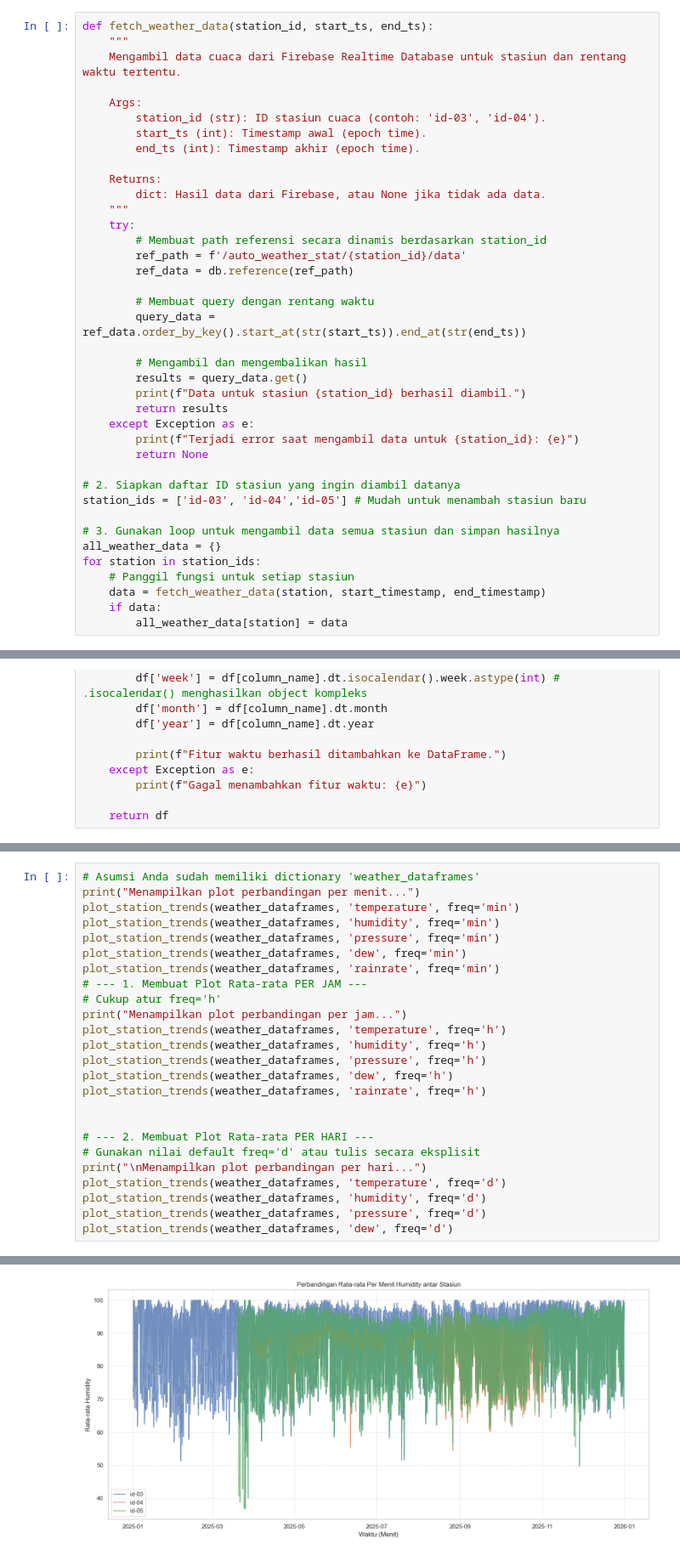
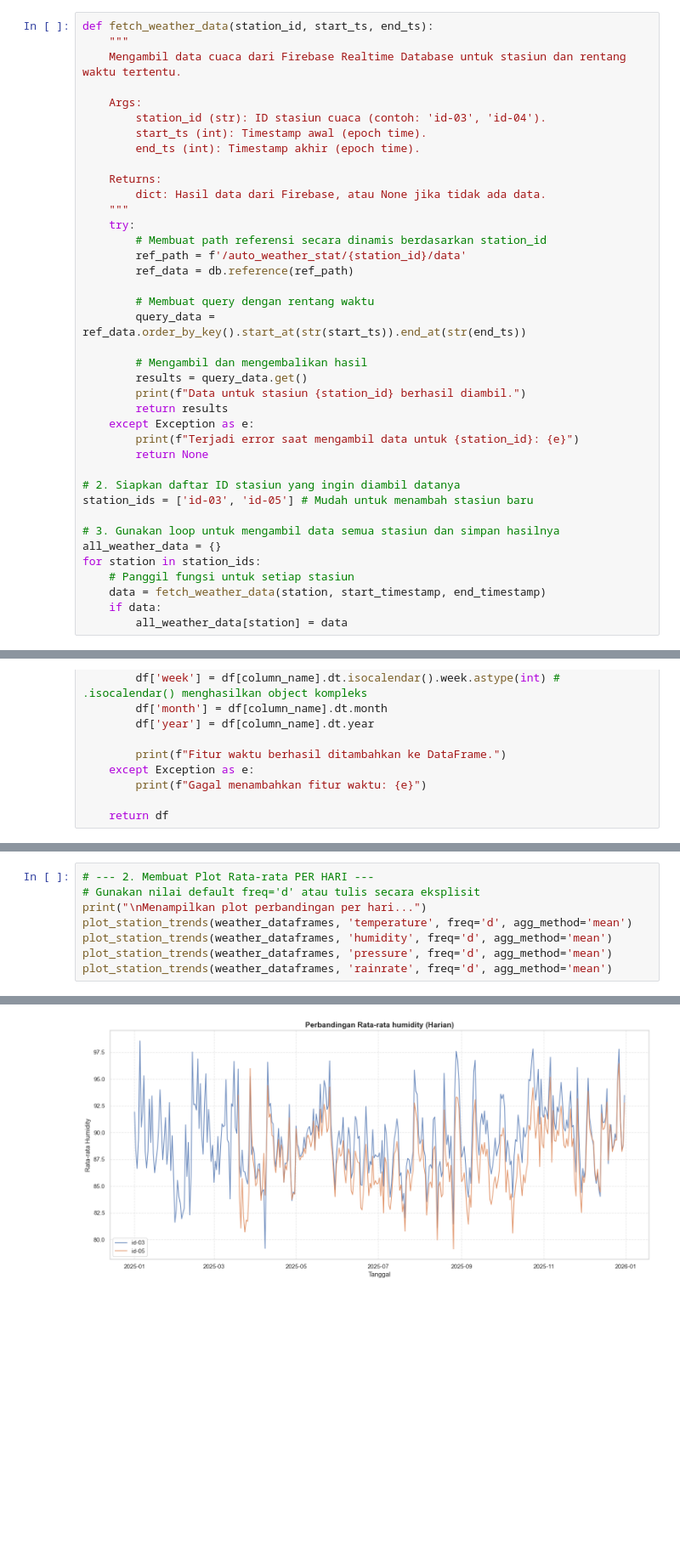
Before and after one commit to evanalif113/Catatan_Meteorologi, a Jupyter notebook: model-prediksi-estimasi-data-sensor.ipynb, the cells around one changed output, grey strips where cells are left out. Shown at 85% size. Saved outputs shown, nothing was run; the diff lists cells and outputs as text; blank space fills up the shorter version.

```diff
--- a/model-prediksi-estimasi-data-sensor.ipynb
+++ b/model-prediksi-estimasi-data-sensor.ipynb
@@ -64,7 +64,7 @@ def fetch_weather_data(station_id, start_ts, end_ts):
         return None
 
 # 2. Siapkan daftar ID stasiun yang ingin diambil datanya
-station_ids = ['id-03', 'id-04','id-05'] # Mudah untuk menambah stasiun baru
+station_ids = ['id-03', 'id-05'] # Mudah untuk menambah stasiun baru
 
 # 3. Gunakan loop untuk mengambil data semua stasiun dan simpan hasilnya
 all_weather_data = {}
@@ -653,26 +663,9 @@ def plot_station_trends(data_dict, column_to_plot, freq='d'):
 # %%
-# Asumsi Anda sudah memiliki dictionary 'weather_dataframes'
-print("Menampilkan plot perbandingan per menit...")
-plot_station_trends(weather_dataframes, 'temperature', freq='min')
-plot_station_trends(weather_dataframes, 'humidity', freq='min')
-plot_station_trends(weather_dataframes, 'pressure', freq='min')
-plot_station_trends(weather_dataframes, 'dew', freq='min')
-plot_station_trends(weather_dataframes, 'rainrate', freq='min')
-# --- 1. Membuat Plot Rata-rata PER JAM ---
-# Cukup atur freq='h'
-print("Menampilkan plot perbandingan per jam...")
-plot_station_trends(weather_dataframes, 'temperature', freq='h')
-plot_station_trends(weather_dataframes, 'humidity', freq='h')
-plot_station_trends(weather_dataframes, 'pressure', freq='h')
-plot_station_trends(weather_dataframes, 'dew', freq='h')
-plot_station_trends(weather_dataframes, 'rainrate', freq='h')
-
-
 # --- 2. Membuat Plot Rata-rata PER HARI ---
 # Gunakan nilai default freq='d' atau tulis secara eksplisit
 print("\nMenampilkan plot perbandingan per hari...")
-plot_station_trends(weather_dataframes, 'temperature', freq='d')
-plot_station_trends(weather_dataframes, 'humidity', freq='d')
-plot_station_trends(weather_dataframes, 'pressure', freq='d')
-plot_station_trends(weather_dataframes, 'dew', freq='d')
+plot_station_trends(weather_dataframes, 'temperature', freq='d', agg_method='mean')
+plot_station_trends(weather_dataframes, 'humidity', freq='d', agg_method='mean')
+plot_station_trends(weather_dataframes, 'pressure', freq='d', agg_method='mean')
+plot_station_trends(weather_dataframes, 'rainrate', freq='d', agg_method='mean')
 # %% [output]
@@ -681 +674 @@ Menampilkan plot perbandingan per menit...
-[figure, old version]
+[figure, new version]
```
Also changed, not shown: parts of 22 cells of this notebook, 5 other files.
